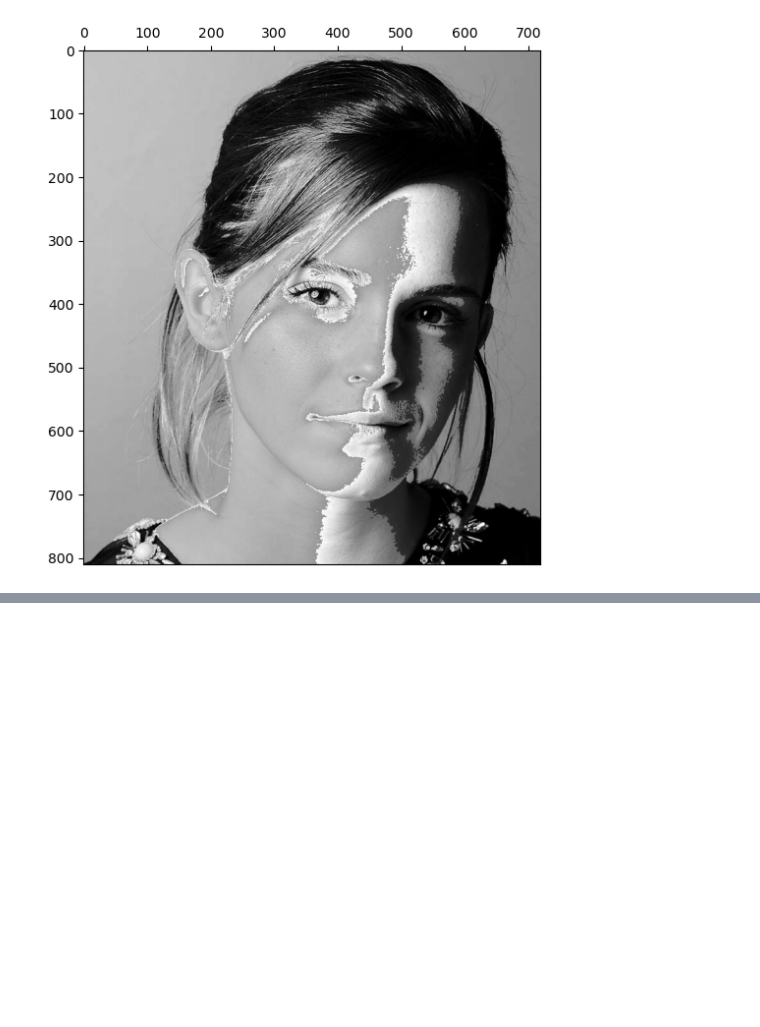
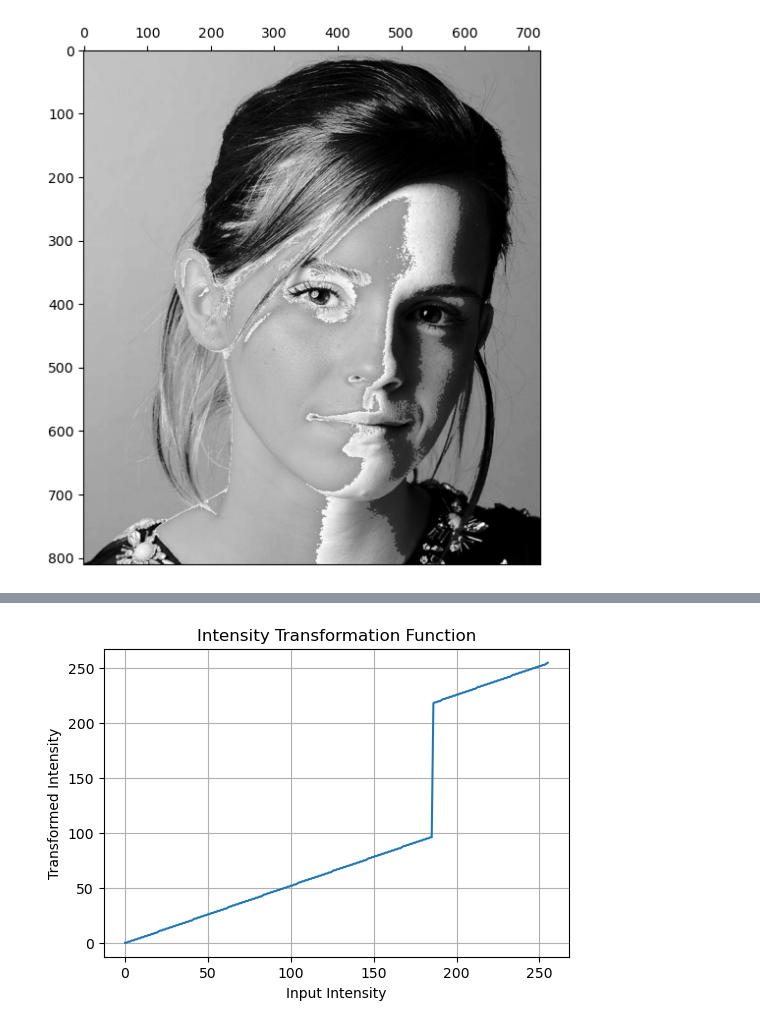
Before and after one commit to praveen2k2/Image_Processing_A, a Jupyter notebook: Assigment1.ipynb, the cells around one changed output, grey strips where cells are left out. Drawn from its saved outputs; the diff is of its cells as text; code cells hidden in the pictures; blank space fills up the shorter version.

```diff
--- a/Assigment1.ipynb
+++ b/Assigment1.ipynb
@@ -50,0 +55,21 @@ array([[111, 111, 111, ...,  77,  77,  77],
+# %%
+def gray_white_identify(im):
+    mask= (im > 185)
+    trasformed_image = im.copy()
+
+    m=(255-200)/(255-150)
+    trasformed_image[mask] =m* im[mask] + (255-m*255)
+    trasformed_image[~mask] =m* im[~mask]  # Set all other pixels to 0
+    return trasformed_image
+
+x = np.arange(0, 256)
+y =  gray_white_identify(x)
+plt.figure(figsize=(6, 4))
+plt.plot(x, y)
+plt.xlabel('Input Intensity')
+plt.ylabel('Transformed Intensity')
+plt.title('Intensity Transformation Function')
+plt.grid(True)
+plt.show()
+# %% [output]
+[figure, added]
```
Also changed, not shown: parts of 5 cells of this notebook.
